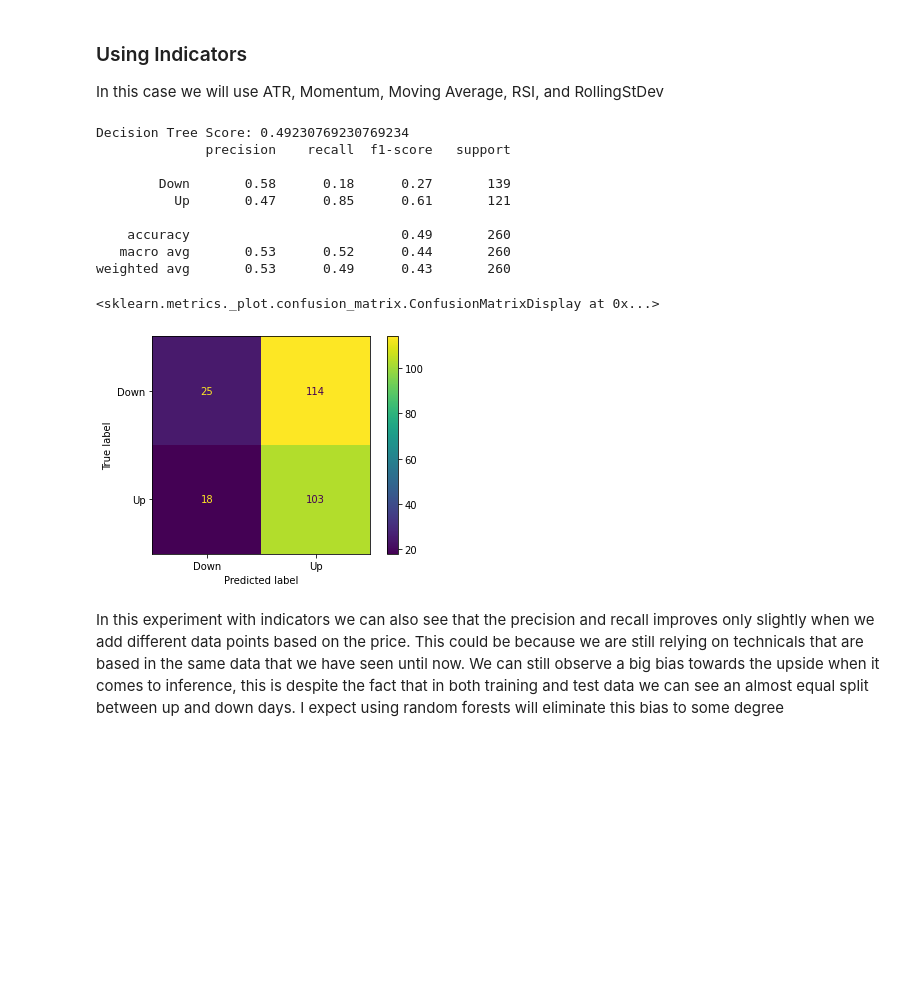
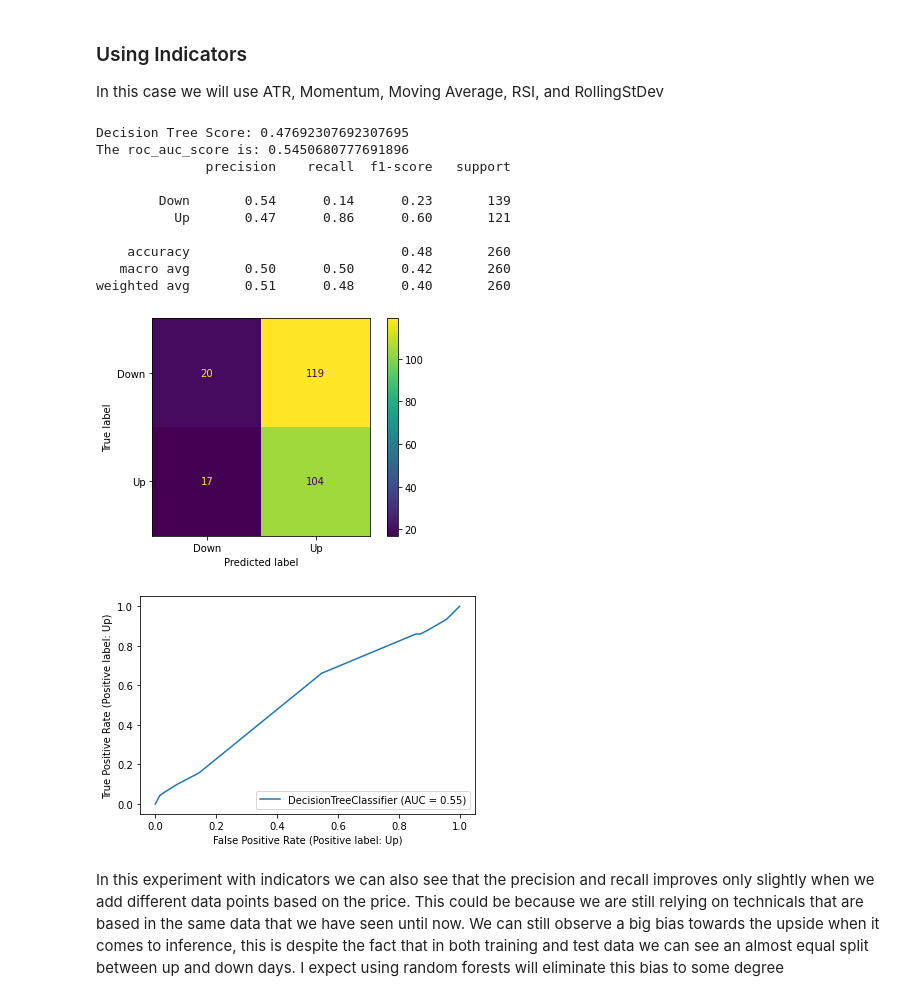
Before and after one commit to rvillacis/capstone-proj, a Jupyter notebook: Models/Decision_trees.ipynb, the cells around one changed output. Saved outputs shown, nothing was run; the diff lists cells and outputs as text; code cells hidden in the pictures; blank space fills up the shorter version.

```diff
--- a/Models/Decision_trees.ipynb
+++ b/Models/Decision_trees.ipynb
@@ -106,50 +82,23 @@ In this experiment using lagged returns for 5 days, we are using the return info
 ### Using Indicators
 
 In this case we will use ATR, Momentum, Moving Average, RSI, and RollingStDev
-# %%
-experiment_data = cp.Batch(start='2002-01-01',end='2014-12-31',currencies='USDEUR',filepath=filepath)
-
-all_data = pd.DataFrame()
-all_data['close'] = experiment_data.log_ret
-all_data['Up_Down'] = cp.Up_Down(experiment_data.px_data,data_type='price')['USDEUR']['Up_Down'].shift(-1)
-all_data['ATR'] = cp.ATR(experiment_data.px_data)['USDEUR']['ATR']
-all_data['Momentum'] = cp.Momentum(experiment_data.px_data, period=20)['USDEUR']['Momentum']
-all_data['50d_MA'] = cp.MA(experiment_data.px_data,period=50,ma_type='exponential')['USDEUR']['50d_MA']
-all_data['200d_MA'] = cp.MA(experiment_data.px_data,period=200,ma_type='exponential')['USDEUR']['200d_MA']
-all_data['RSI'] = cp.RSI(experiment_data.px_data)['USDEUR']['RSI']
-all_data['StDev'] = cp.RollingStDev(experiment_data.px_data)['USDEUR']['StDev']
-all_data.dropna(inplace=True)
-
-train_data = all_data['2003-01-01':'2012-12-31']
-X_train = train_data.loc[:, train_data.columns != 'Up_Down']
-Y_train = train_data.loc[:, 'Up_Down']
-
-decision_tree = DecisionTreeClassifier(max_depth=8,min_samples_leaf=5,random_state=402811)
-decision_tree.fit(X=X_train, y=Y_train)
-
-test_data = all_data['2014-01-01':'2014-12-31']
-X_test = test_data.loc[:, test_data.columns != 'Up_Down']
-Y_test = test_data.loc[:, 'Up_Down']
-
-predict_classes = decision_tree.predict(X_test)
-predict_probs = decision_tree.predict_proba(X_test)
-
-print('Decision Tree Score: {}'.format(decision_tree.score(X=X_test, y=Y_test)))
-print(classification_report(Y_test,predict_classes,zero_division=0))
-confusion_data = confusion_matrix(Y_test,predict_classes,labels=decision_tree.classes_)
-ConfusionMatrixDisplay(confusion_data, display_labels=decision_tree.classes_).plot()
-# %% [output]
-Decision Tree Score: 0.49230769230769234
-              precision    recall  f1-score   support
-
-        Down       0.58      0.18      0.27       139
-          Up       0.47      0.85      0.61       121
-
-    accuracy                           0.49       260
-   macro avg       0.53      0.52      0.44       260
-weighted avg       0.53      0.49      0.43       260
-<sklearn.metrics._plot.confusion_matrix.ConfusionMatrixDisplay at 0x...>
-[figure, removed]
+# %%
+X_train,Y_train,X_test,Y_test = model_data.indicators(experiment_data, 'USDEUR', '2003-01-01', '2012-12-31', '2014-01-01', '2014-12-31')
+
+create_decision_tree(X_train,Y_train,X_test,Y_test,max_depth=7,min_samples_leaf=5)
+# %% [output]
+Decision Tree Score: 0.47692307692307695
+The roc_auc_score is: 0.5450680777691896
+              precision    recall  f1-score   support
+
+        Down       0.54      0.14      0.23       139
+          Up       0.47      0.86      0.60       121
+
+    accuracy                           0.48       260
+   macro avg       0.50      0.50      0.42       260
+weighted avg       0.51      0.48      0.40       260
+[figure, added]
+[figure, added]
 # %% [markdown]
 In this experiment with indicators we can also see that the precision and recall improves only slightly when we add different data points based on the price. This could be because we are still relying on technicals that are based in the same data that we have seen until now. We can still observe a big bias towards the upside when it comes to inference, this is despite the fact that in both training and test data we can see an almost equal split between up and down days. I expect using random forests will eliminate this bias to some degree
 # %% [markdown]
```
Also changed, not shown: parts of 24 cells of this notebook, 9 other files.
